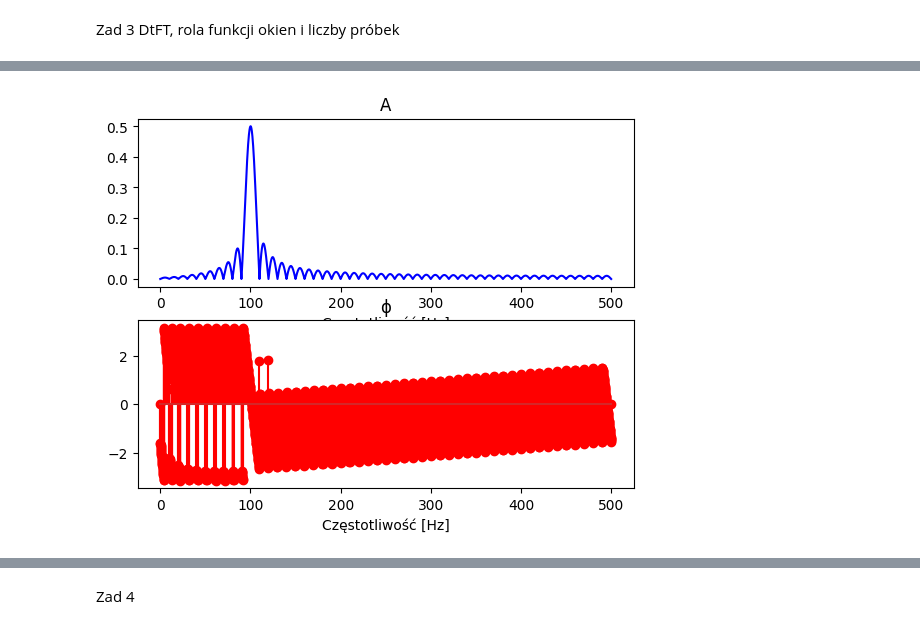
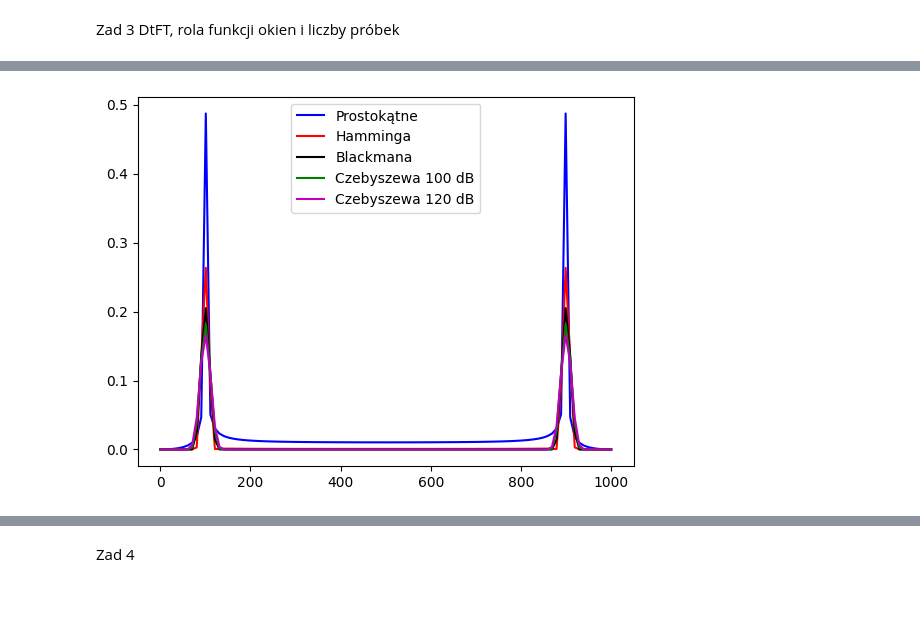
Before and after one commit to SzupanBurliga/DigitalSignalProcessing, a Jupyter notebook: Lab03.ipynb, the cells around one changed output, grey strips where cells are left out. Drawn from its saved outputs; the diff is of its cells as text; code cells hidden in the pictures; blank space fills up the shorter version.

```diff
--- a/Lab03.ipynb
+++ b/Lab03.ipynb
@@ -300,13 +254,13 @@ Zad 3  DtFT, rola funkcji okien i liczby próbek
 # %%
 import numpy as np
 import matplotlib.pyplot as plt
-from scipy.signal import chebwin
+from scipy.signal import windows
 
 # Dane
-N = 100    # liczba próbek
-fs = 1000  # częstotliwość próbkowania
+N = 100  # liczba probek
+fs = 1000  # czestotliwosc probkowania
 st = 1/fs  # krok próbkowania
-T = 0.1    # czas trwania próbkowania (100 próbek dla 1000Hz = 0.1s)
+T = 0.1  # czas trwania probkowania (100 probek dla 1000Hz = 0.1s)
 
 sample = np.arange(0, T, st)  # przedział czasowy próbkowania
 
@@ -329,23 +283,9 @@ s2 = lambda t: A2 * np.cos(2*np.pi*f2*t + p2)
 # Sygnał x z sumy sinusów
 x = s1(sample) + s2(sample)
 
-plt.figure(2)
-plt.subplot(2,1,1)
-plt.plot(sample, s1(sample), 'r-o', label='s1 100Hz')
-plt.plot(sample, s2(sample), 'b-o', label='s2 125Hz')
-plt.title('Dwa cosinusy do sumowania')
-plt.legend()
-plt.xlabel('Numer próbki')
-
-plt.subplot(2,1,2)
-plt.plot(sample, x, 'r-o', label='s1 + s2')
-plt.title('Zsumowane cosinusy')
-plt.legend()
-plt.xlabel('Numer próbki')
-
 # Obliczanie DtFT
-f = np.arange(0, 500.1, 0.1)
-X = np.zeros(len(f), dtype=np.complex128)
+f = np.linspace(0, fs, N)
+X = np.zeros(len(f), dtype=complex)
 
 for fi in range(len(f)):
     for n in range(N):
@@ -353,68 +293,72 @@ for fi in range(len(f)):
 X /= N
 
 # Rysowanie widma y sygnału x
-XRe = np.real(X)   # część rzeczywista
-XIm = np.imag(X)   # część urojona
-XA  = np.abs(X)    # moduł
-XP  = np.angle(X)  # faza
+XRe = X.real  # część rzeczywista
+XIm = X.imag  # część urojona
+XA = np.abs(X)  # moduł
+XP = np.angle(X)  # faza
+
+# Skalowanie osi częstotliwości w Herzach
 
 plt.figure(4)
-plt.subplot(2,1,1)
+plt.subplot(2, 1, 1)
 plt.plot(f, XRe, 'b-')
 plt.title('Re')
 plt.xlabel('Częstotliwość [Hz]')
 
-plt.subplot(2,1,2)
+plt.subplot(2, 1, 2)
 plt.plot(f, XIm, 'r-')
 plt.title('Im')
 plt.xlabel('Częstotliwość [Hz]')
 
 plt.figure(5)
-plt.subplot(2,1,1)
+plt.subplot(2, 1, 1)
 plt.plot(f, XA, 'b-')
 plt.title('A')
 plt.xlabel('Częstotliwość [Hz]')
 
-plt.subplot(2,1,2)
+plt.subplot(2, 1, 2)
 plt.stem(f, XP, 'r-')
 plt.title('ϕ')
 plt.xlabel('Częstotliwość [Hz]')
 
-# Zmiana liczby próbek na 1000 i powtórzenie ćwiczenia dla okna Czebyszewa
+# Okna
+xbox = np.multiply(np.sinc(sample), x)
+Xbox = np.zeros(len(f))
 
-# Dane
-N = 1000    # liczba próbek
-T = 1    # czas trwania probkowania (100 probek dla 1000Hz = 0.1s)
+xham = np.multiply(np.hamming(N), x)
+Xham = np.zeros(len(f))
 
-sample = np.arange(0, T, st) # przedział czasowy próbkowania
+xbla = np.multiply(np.blackman(N), x)
+Xbla = np.zeros(len(f))
 
-# Tworzenie sygnału z sumy sinusów
-x = s1(sample) + s2(sample)
+xche = np.multiply(windows.chebwin(N, 100), x)
+Xche = np.zeros(len(f))
 
-# Obliczanie DtFT
-f = np.arange(0, 500.1, 0.1)
-X = np.zeros(len(f), dtype=np.complex128)
-
-for fi in range(len(f)):
-    for n in range(N):
-        X[fi] += x[n] * np.exp(-1j*2*np.pi*f[fi]*n/fs)
-X /= N
-
-xche = chebwin(N, 100) * x
-Xche = np.zeros(len(f), dtype=np.complex128)
-
-xche2 = chebwin(N, 200) * x
-Xche2 = np.zeros(len(f), dtype=np.complex128)
+xche2 = np.multiply(windows.chebwin(N, 120), x)
+Xche2 = np.zeros(len(f))
 
 for fre in range(len(f)):
     for j in range(N):
-        Xche[fre] += 1/N * xche[j] * np.exp(-1j*2*np.pi*f[fre]/fs*j)
-        Xche2[fre] += 1/N * xche2[j] * np.exp(-1j*2*np.pi*f[fre]/fs*j)
+        Xbox[fre] += (1/N) * xbox[j] * np.exp(-1j*2*np.pi*f[fre]*j/fs)
+        Xham[fre] += (1/N) * xham[j] * np.exp(-1j*2*np.pi*f[fre]*j/fs)
+        Xbla[fre] += (1/N) * xbla[j] * np.exp(-1j*2*np.pi*f[fre]*j/fs)
+        Xche[fre] += (1/N) * xche[j] * np.exp(-1j*2*np.pi*f[fre]*j/fs)
+        Xche2[fre] += (1/N) * xche2[j] * np.exp(-1j*2*np.pi*f[fre]*j/fs)
 
 plt.figure(6)
-plt.plot(f, np.abs(Xche), "b-", label='Czebyszewa 100dB')
-plt.plot(f, np.abs(Xche2), "r-", label='Czebyszewa 120dB')
-plt.legend()
+plt.plot(f, np.abs(Xbox), "b-", f, np.abs(Xham), "r-", f, np.abs(Xbla), "k-", f, np.abs(Xche), "g-", f, np.abs(Xche2), "m-")
+plt.legend(['Prostokątne', 'Hamminga', 'Blackmana', 'Czebyszewa 100 dB', 'Czebyszewa 120 dB'])
+
+# # Wykresy okien
+# plt.figure(7)
+# plt.title('Okna')
+# plt.plot(f, np.sinc(sample), 'b-')
+# plt.plot(f, np.hamming(N), 'r-')
+# plt.plot(f, np.blackman(N), 'k-')
+# plt.plot(f, windows.chebwin(N, 100), 'g-')
+# plt.plot(f, windows.chebwin(N, 120), 'm-')
+# plt.legend(['Prostokątne', 'Hamminga', 'Blackmana', 'Czebyszewa 100', 'Czebyszewa 120'])
 
 plt.show()
 # %% [output]
@@ -423 +367 @@ plt.show()
-[figure, old version]
+[figure, new version]
```
Also changed, not shown: parts of 6 cells of this notebook.
